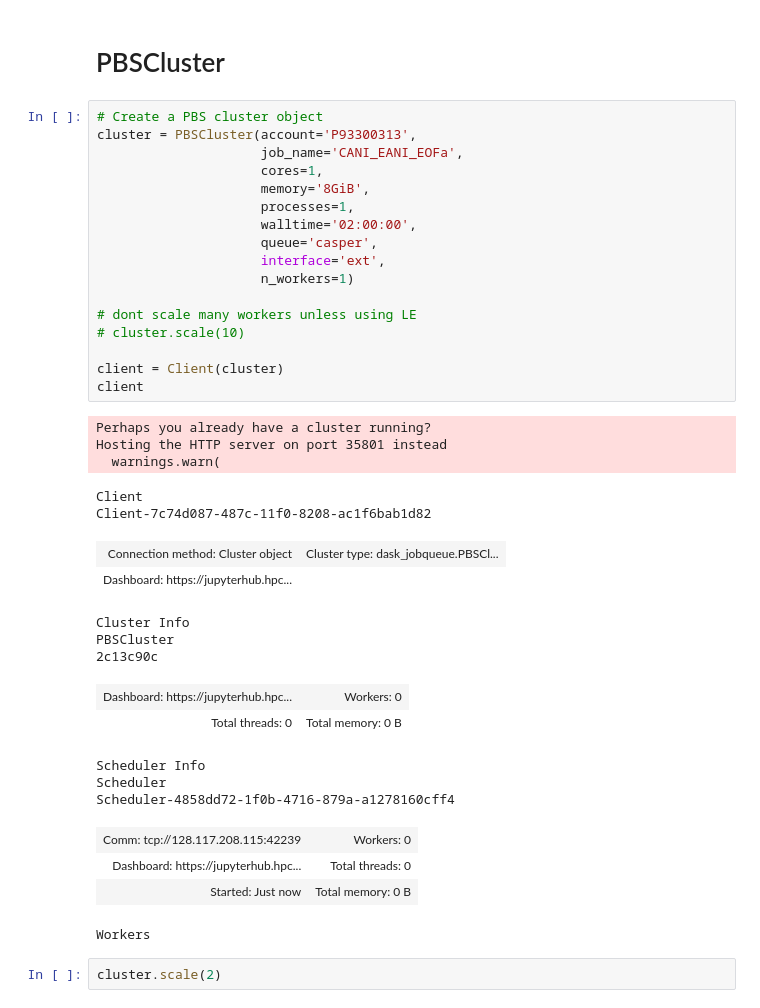
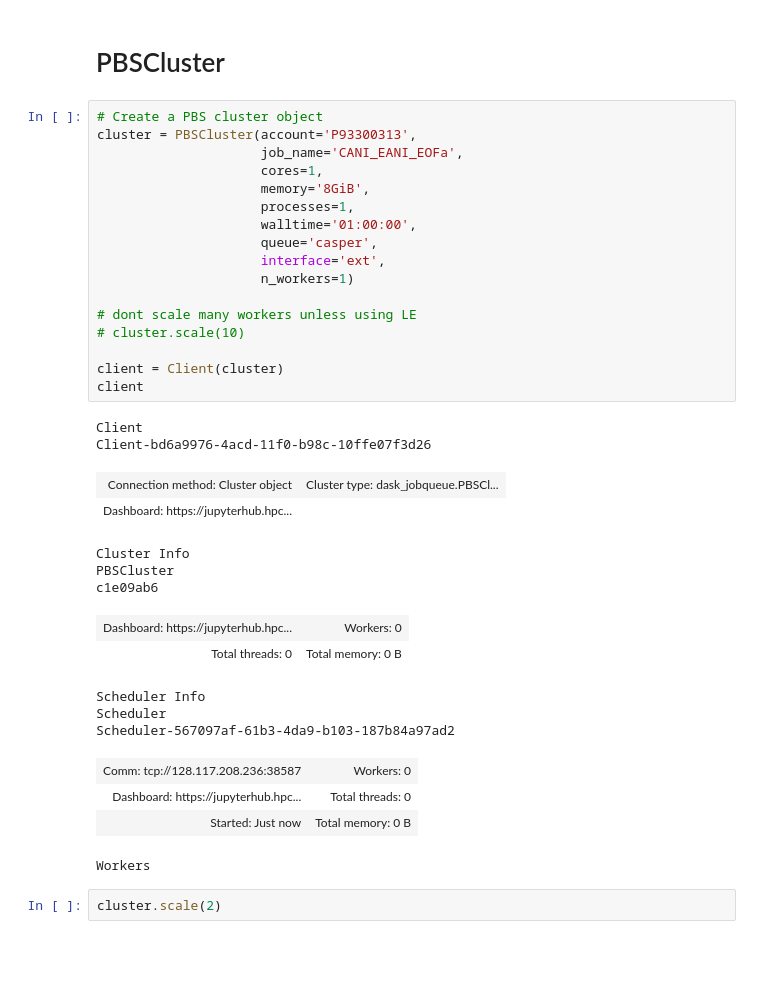
Before and after one commit to allan3prez/ATLN_HG, a Jupyter notebook: CANI_EANI_EOFa.ipynb, the cells around one changed output. Drawn from its saved outputs; the diff is of its cells as text; blank space fills up the shorter version.

```diff
--- a/CANI_EANI_EOFa.ipynb
+++ b/CANI_EANI_EOFa.ipynb
@@ -26,40 +26,37 @@ import matplotlib.pyplot as plt
 # %%
 # Create a PBS cluster object
 cluster = PBSCluster(account='P93300313',
                      job_name='CANI_EANI_EOFa',
                      cores=1,
                      memory='8GiB',
                      processes=1,
-                     walltime='02:00:00',
+                     walltime='01:00:00',
                      queue='casper',
                      interface='ext',
                      n_workers=1)
 
 # dont scale many workers unless using LE
 # cluster.scale(10)
 
 client = Client(cluster)
 client
 # %% [output]
-Perhaps you already have a cluster running?
-Hosting the HTTP server on port 35801 instead
-  warnings.warn(
+Client
+Client-bd6a9976-4acd-11f0-b98c-10ffe07f3d26
+| Connection method: Cluster object | Cluster type: dask_jobqueue.PBSCl... |
+| Dashboard: https://jupyterhub.hpc... |  |
-Client
-Client-7c74d087-487c-11f0-8208-ac1f6bab1d82
+Cluster Info
+PBSCluster
+c1e09ab6
-| Connection method: Cluster object | Cluster type: dask_jobqueue.PBSCl... |
-| Dashboard: https://jupyterhub.hpc... |  |
+| Dashboard: https://jupyterhub.hpc... | Workers: 0 |
+| Total threads: 0 | Total memory: 0 B |
-Cluster Info
-PBSCluster
-2c13c90c
+Scheduler Info
+Scheduler
+Scheduler-567097af-61b3-4da9-b103-187b84a97ad2
-| Dashboard: https://jupyterhub.hpc... | Workers: 0 |
-| Total threads: 0 | Total memory: 0 B |
+| Comm: tcp://128.117.208.236:38587 | Workers: 0 |
+| Dashboard: https://jupyterhub.hpc... | Total threads: 0 |
+| Started: Just now | Total memory: 0 B |
-Scheduler Info
-Scheduler
-Scheduler-4858dd72-1f0b-4716-879a-a1278160cff4
+Workers
-| Comm: tcp://128.117.208.115:42239 | Workers: 0 |
-| Dashboard: https://jupyterhub.hpc... | Total threads: 0 |
-| Started: Just now | Total memory: 0 B |
-Workers
 # %%
 cluster.scale(2)
 # %%
```
Also changed, not shown: parts of 13 cells of this notebook.
